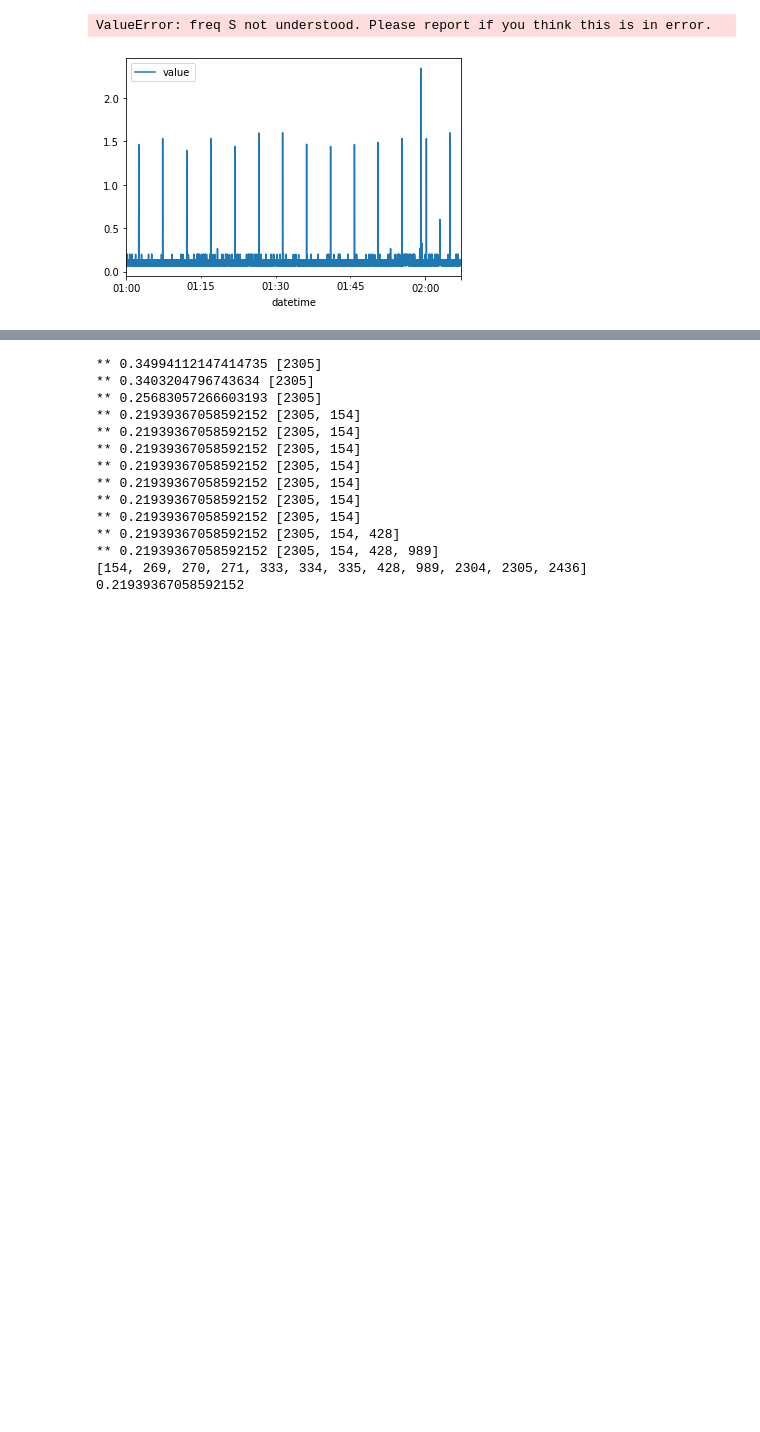
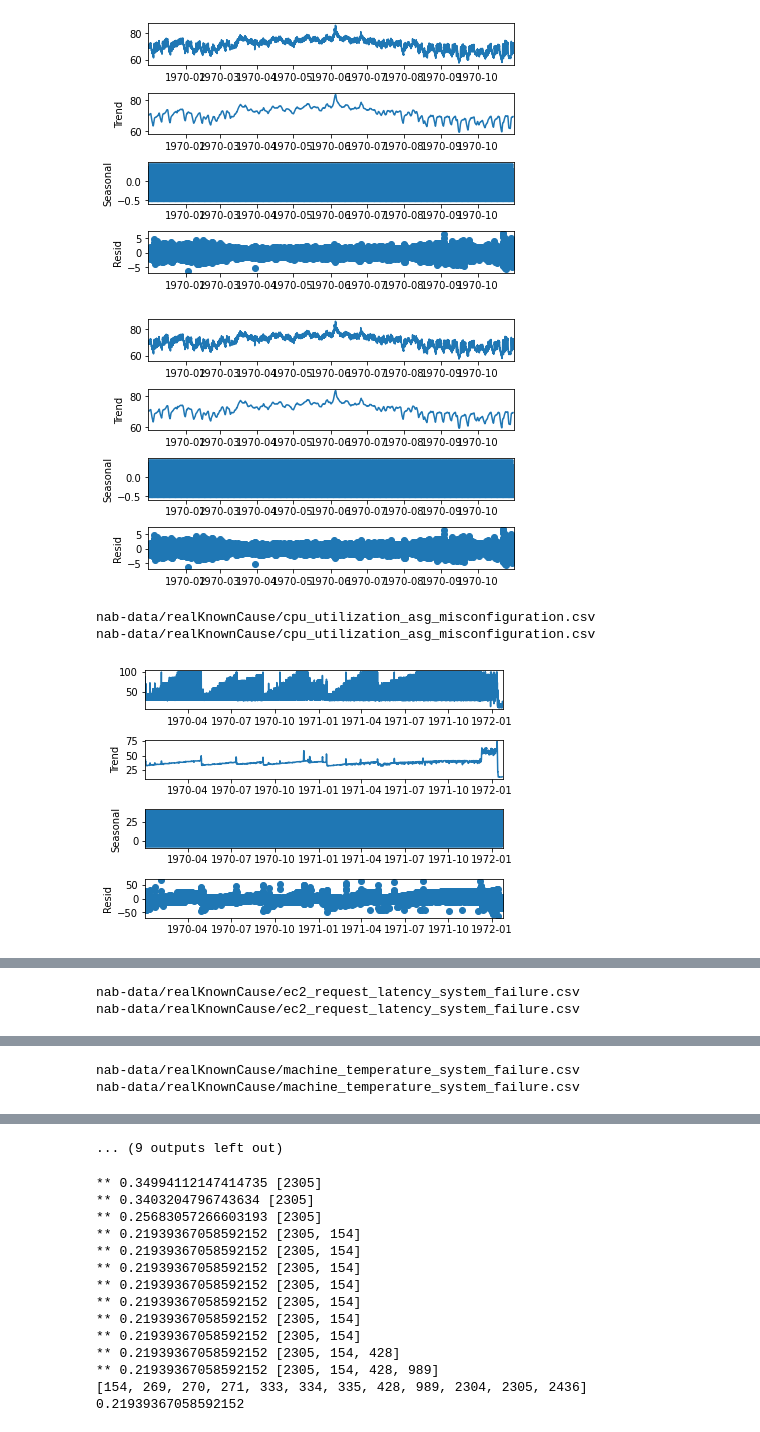
Before and after one commit to ngobibibnbe/anomaly-detection-in-data-stream, a Jupyter notebook: read scores for abnormal points.ipynb, the cells around one changed output, grey strips where cells are left out. Drawn from its saved outputs; the diff is of its cells as text; code cells hidden in the pictures; blank space fills up the shorter version.

Commit message:
resultats arimafd en multivarié

```diff
--- a/read scores for abnormal points.ipynb
+++ b/read scores for abnormal points.ipynb
@@ -33,12 +33,22 @@ base = pd.read_excel(base_file)
 
 for idx, dataset in enumerate(base["Dataset"]):
     df=pd.read_csv("dataset/"+dataset, index_col=0)
-    df["datetime"] =[datetime.fromtimestamp(i) for i in df.index.values]
+    df["datetime"] =[datetime.fromtimestamp(i*3600) for i in df.index.values]
     df=df.set_index('datetime')
-    print(df)
-    series = df
-    df.plot()
-    result = seasonal_decompose(df, model='additive')
-    result.plot()
-    pyplot.show()
+    #series = df
+    df.index.freq=pd.infer_freq(df.index)
+    #df.plot()
+    print(dataset)
+    if "Known" in dataset :
+        print(dataset)
+        result = seasonal_decompose(df.resample('H').mean(),model="additive")
+        #print(result.seasonal.iloc[:30])
+        result.plot()
+        pyplot.show()
+        result = seasonal_decompose(df.resample('H').mean())
+        result.plot()
+        pyplot.show()
+        #print(result.seasonal.iloc[:30])
+
+        #break
 # %% [output]
@@ -60,2 +72,5 @@ datetime
+[figure, new version]
+[figure, added]
-ValueError: freq S not understood. Please report if you think this is in error.
+nab-data/realKnownCause/cpu_utilization_asg_misconfiguration.csv
+nab-data/realKnownCause/cpu_utilization_asg_misconfiguration.csv
-[figure, old version]
+[figure, added]
@@ -61,0 +78,2 @@ ValueError: freq S not understood. Please report if you think this is in error.
+nab-data/realKnownCause/ec2_request_latency_system_failure.csv
+nab-data/realKnownCause/ec2_request_latency_system_failure.csv
@@ -61,0 +82,2 @@ ValueError: freq S not understood. Please report if you think this is in error.
+nab-data/realKnownCause/machine_temperature_system_failure.csv
+nab-data/realKnownCause/machine_temperature_system_failure.csv
@@ -62,3 +86,4 @@ ValueError: freq S not understood. Please report if you think this is in error.
+... (9 outputs left out)
 # %%
 # %% [output]
 ** 0.34994112147414735 [2305]
```
Also changed, not shown: parts of 1 cell of this notebook, 11 other files.
